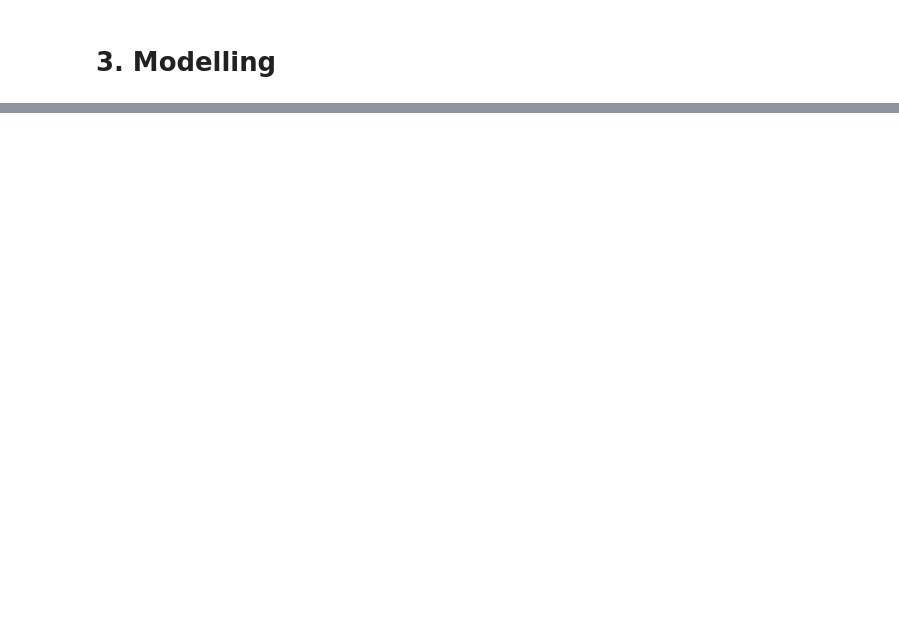
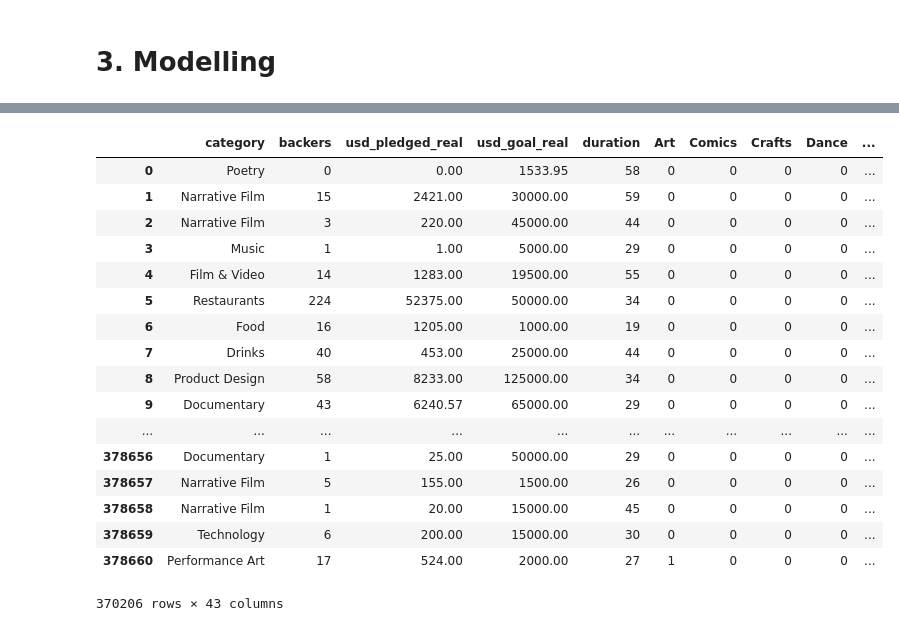
Before and after one commit to ToTomki/SKL_Kickstarter, a Jupyter notebook: SKL_Kickstarter.ipynb, the cells around one changed output, grey strips where cells are left out. Cells and saved outputs as stored; diff of their text form; code cells hidden in the pictures; blank space fills up the shorter version.

```diff
--- a/SKL_Kickstarter.ipynb
+++ b/SKL_Kickstarter.ipynb
@@ -366,0 +486,21 @@ cleaned_data['duration'].max()
+# %%
+dropped_to_model
+# %% [output]
+|  | category | backers | usd_pledged_real | usd_goal_real | duration | Art | Comics | Crafts | Dance | ... |
+| 0 | Poetry | 0 | 0.00 | 1533.95 | 58 | 0 | 0 | 0 | 0 | ... |
+| 1 | Narrative Film | 15 | 2421.00 | 30000.00 | 59 | 0 | 0 | 0 | 0 | ... |
+| 2 | Narrative Film | 3 | 220.00 | 45000.00 | 44 | 0 | 0 | 0 | 0 | ... |
+| 3 | Music | 1 | 1.00 | 5000.00 | 29 | 0 | 0 | 0 | 0 | ... |
+| 4 | Film & Video | 14 | 1283.00 | 19500.00 | 55 | 0 | 0 | 0 | 0 | ... |
+| 5 | Restaurants | 224 | 52375.00 | 50000.00 | 34 | 0 | 0 | 0 | 0 | ... |
+| 6 | Food | 16 | 1205.00 | 1000.00 | 19 | 0 | 0 | 0 | 0 | ... |
+| 7 | Drinks | 40 | 453.00 | 25000.00 | 44 | 0 | 0 | 0 | 0 | ... |
+| 8 | Product Design | 58 | 8233.00 | 125000.00 | 34 | 0 | 0 | 0 | 0 | ... |
+| 9 | Documentary | 43 | 6240.57 | 65000.00 | 29 | 0 | 0 | 0 | 0 | ... |
+| ... | ... | ... | ... | ... | ... | ... | ... | ... | ... | ... |
+| 378656 | Documentary | 1 | 25.00 | 50000.00 | 29 | 0 | 0 | 0 | 0 | ... |
+| 378657 | Narrative Film | 5 | 155.00 | 1500.00 | 26 | 0 | 0 | 0 | 0 | ... |
+| 378658 | Narrative Film | 1 | 20.00 | 15000.00 | 45 | 0 | 0 | 0 | 0 | ... |
+| 378659 | Technology | 6 | 200.00 | 15000.00 | 30 | 0 | 0 | 0 | 0 | ... |
+| 378660 | Performance Art | 17 | 524.00 | 2000.00 | 27 | 1 | 0 | 0 | 0 | ... |
+370206 rows × 43 columns
```
Also changed, not shown: parts of 50 cells of this notebook.
